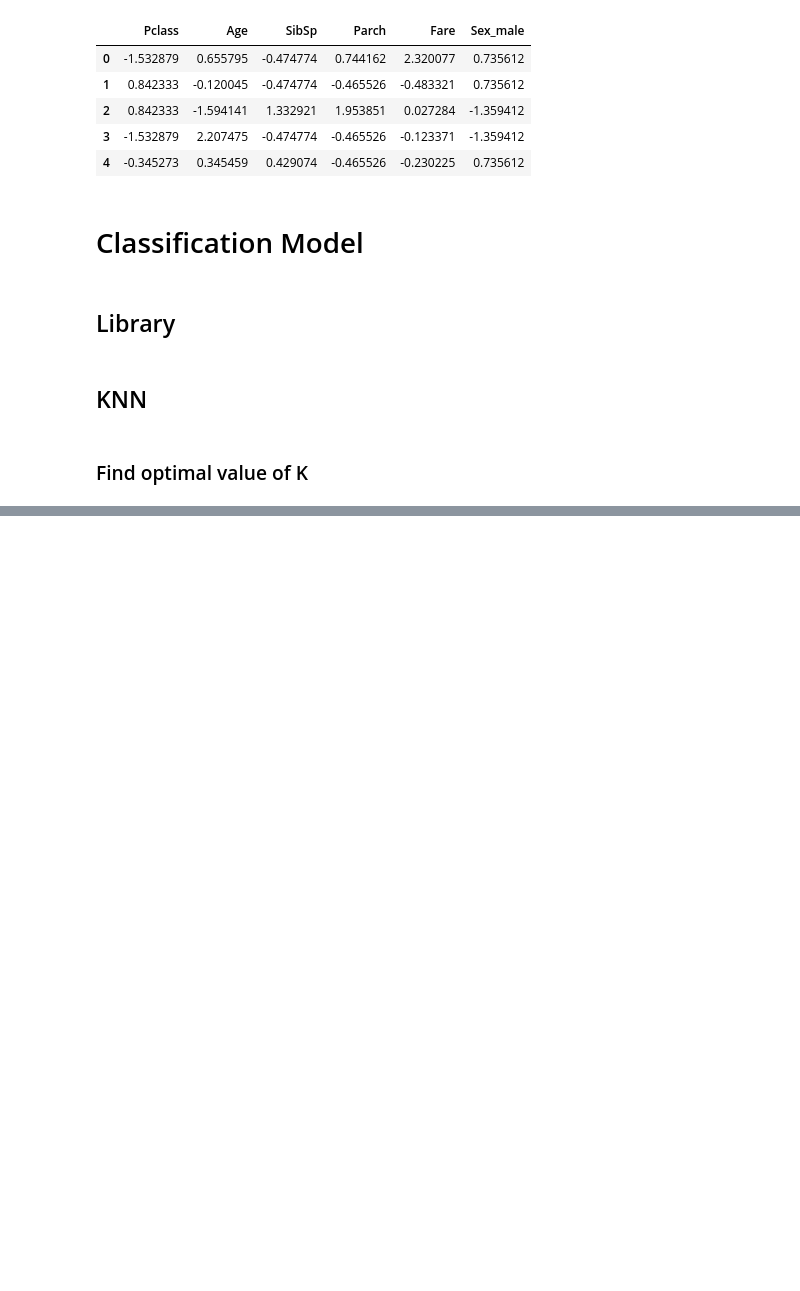
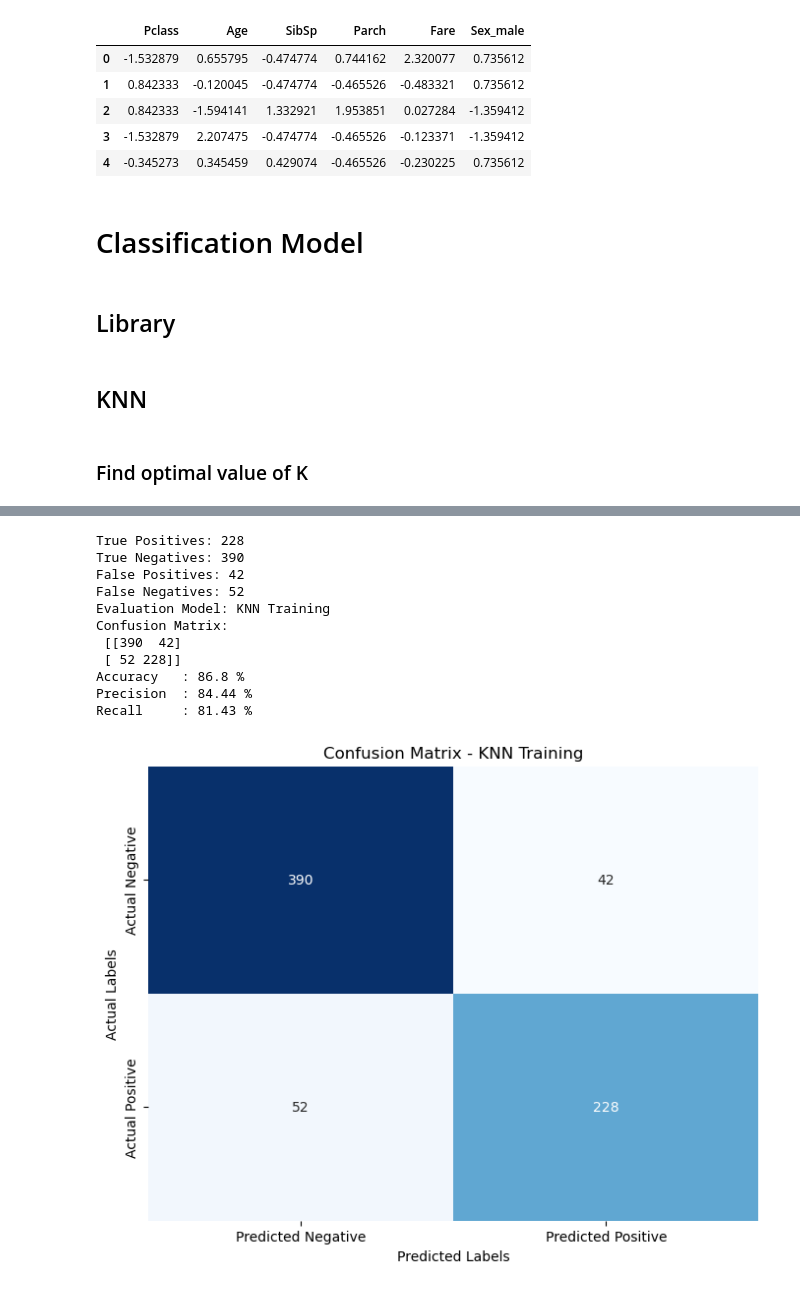
Before and after one commit to KhadafiZubaidiDev/my-projects, a Jupyter notebook: model-explanation/main.ipynb, the cells around one changed output, grey strips where cells are left out. Cells and saved outputs as stored; diff of their text form; code cells hidden in the pictures; blank space fills up the shorter version.

```diff
--- a/model-explanation/main.ipynb
+++ b/model-explanation/main.ipynb
@@ -220,0 +252,18 @@ def classification_eval(aktual, prediksi, name):
+# %%
+y_train_pred = knn.predict(X_train_scaled)
+y_test_pred = knn.predict(X_test_scaled)
+# %%
+classification_eval(y_train, y_train_pred, 'KNN Training')
+# %% [output]
+True Positives: 228
+True Negatives: 390
+False Positives: 42
+False Negatives: 52
+Evaluation Model: KNN Training
+Confusion Matrix:
+ [[390  42]
+ [ 52 228]]
+Accuracy   : 86.8 %
+Precision  : 84.44 %
+Recall     : 81.43 %
+[figure, added]
```
Also changed, not shown: parts of 11 cells of this notebook.
